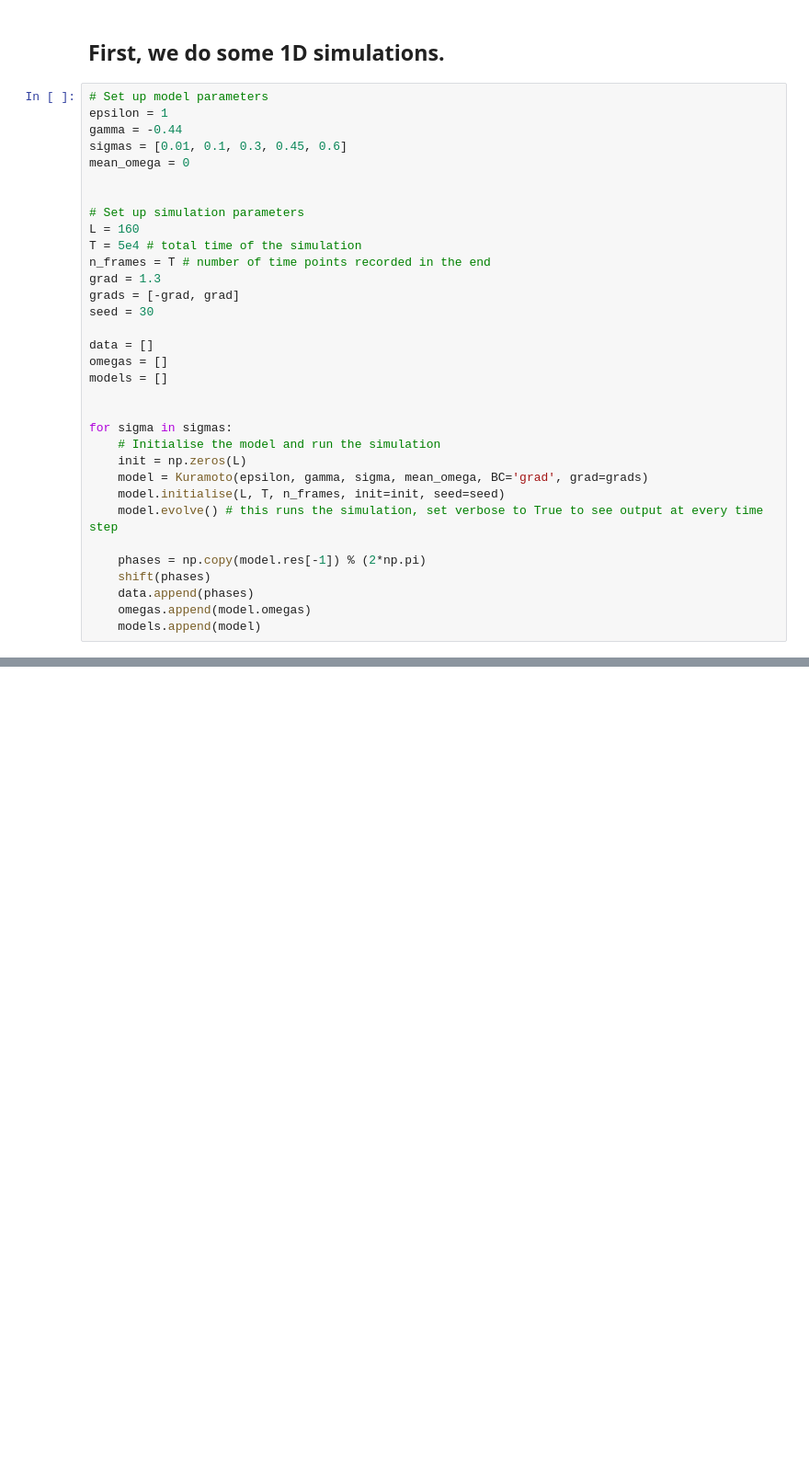
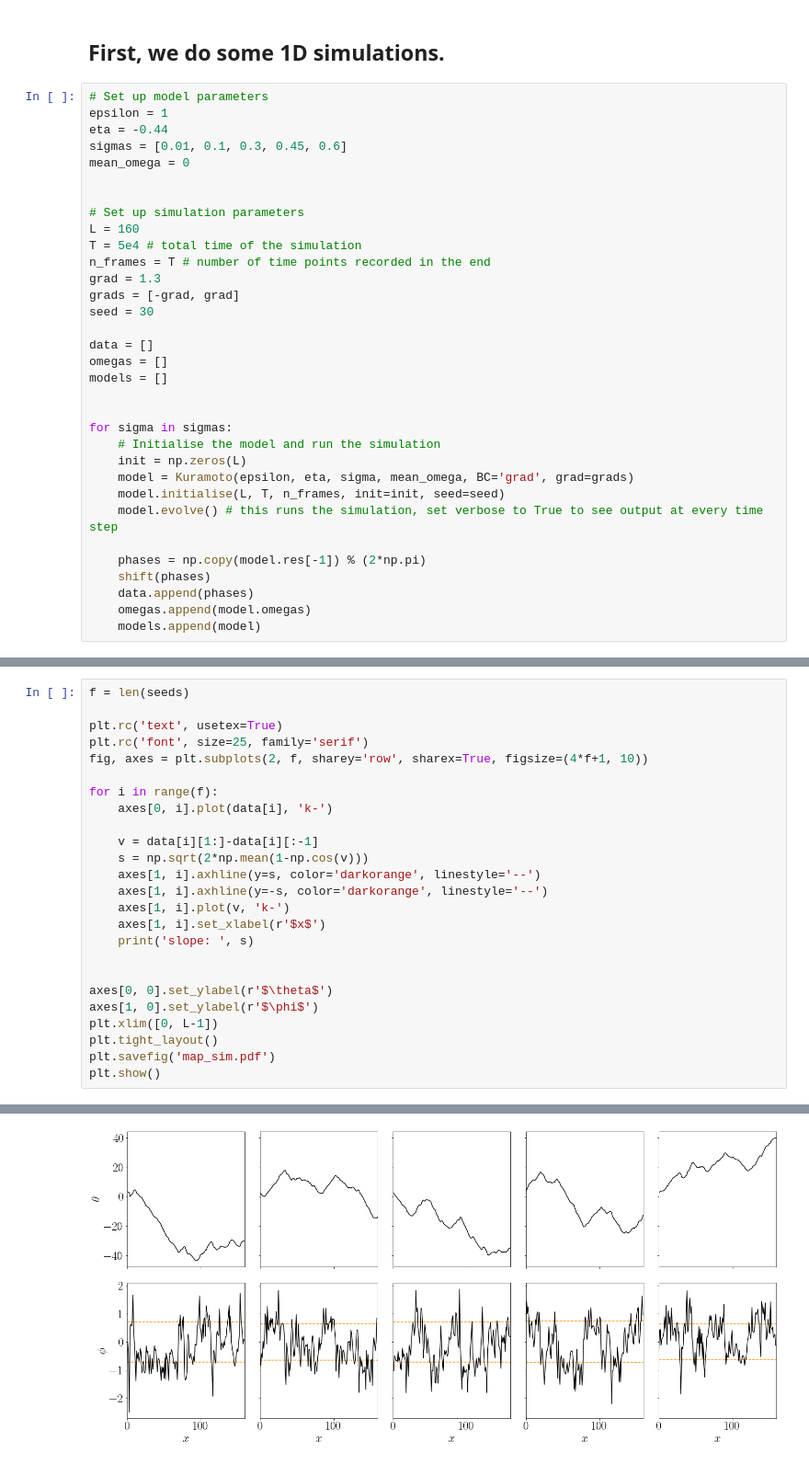
Before and after one commit to Irene-Li/kuramoto, a Jupyter notebook: Kuramoto_showcase.ipynb, the cells around one changed output, grey strips where cells are left out. Shown at 92% size. Cells and saved outputs as stored; diff of their text form; blank space fills up the shorter version.

```diff
--- a/Kuramoto_showcase.ipynb
+++ b/Kuramoto_showcase.ipynb
@@ -12,7 +12,7 @@ from scipy import stats, optimize
 # %%
 # Set up model parameters
 epsilon = 1
-gamma = -0.44
+eta = -0.44
 sigmas = [0.01, 0.1, 0.3, 0.45, 0.6]
 mean_omega = 0
 
@@ -33,7 +33,7 @@ models = []
 for sigma in sigmas:
     # Initialise the model and run the simulation
     init = np.zeros(L)
-    model = Kuramoto(epsilon, gamma, sigma, mean_omega, BC='grad', grad=grads)
+    model = Kuramoto(epsilon, eta, sigma, mean_omega, BC='grad', grad=grads)
     model.initialise(L, T, n_frames, init=init, seed=seed)
     model.evolve() # this runs the simulation, set verbose to True to see output at every time step
 
@@ -79,0 +116,26 @@ slope:  0.6557857859739207
+# %%
+f = len(seeds)
+
+plt.rc('text', usetex=True)
+plt.rc('font', size=25, family='serif')
+fig, axes = plt.subplots(2, f, sharey='row', sharex=True, figsize=(4*f+1, 10))
+
+for i in range(f):
+    axes[0, i].plot(data[i], 'k-')
+
+    v = data[i][1:]-data[i][:-1]
+    s = np.sqrt(2*np.mean(1-np.cos(v)))
+    axes[1, i].axhline(y=s, color='darkorange', linestyle='--')
+    axes[1, i].axhline(y=-s, color='darkorange', linestyle='--')
+    axes[1, i].plot(v, 'k-')
+    axes[1, i].set_xlabel(r'$x$')
+    print('slope: ', s)
+
+
+axes[0, 0].set_ylabel(r'$\theta$')
+axes[1, 0].set_ylabel(r'$\phi$')
+plt.xlim([0, L-1])
+plt.tight_layout()
+plt.savefig('map_sim.pdf')
+plt.show()
+# %% [output]
@@ -80 +147,2 @@ slope:  0.6557857859739207
+[figure, added]
 # %% [markdown]
```
Also changed, not shown: parts of 9 cells of this notebook, 3 other files.
